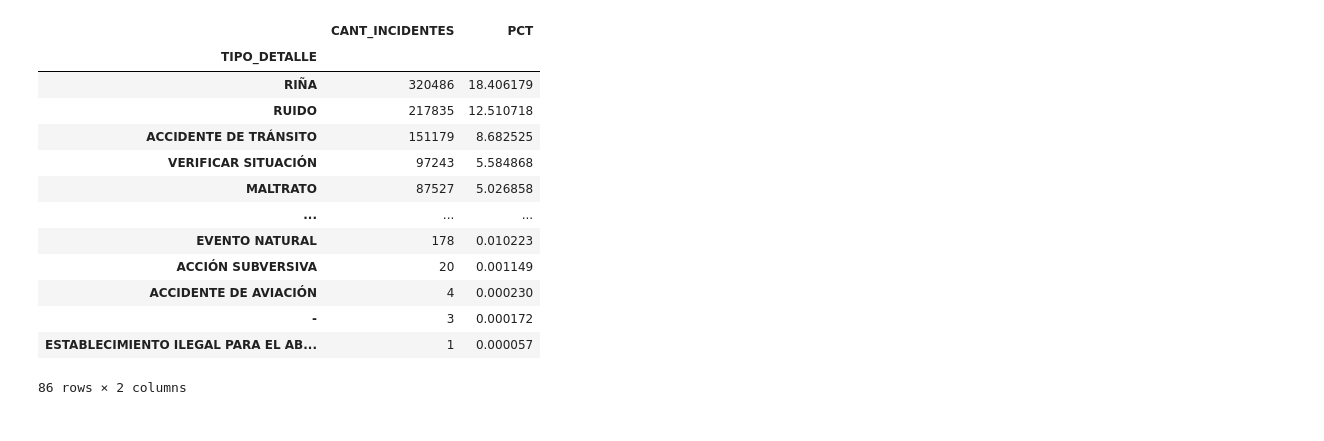
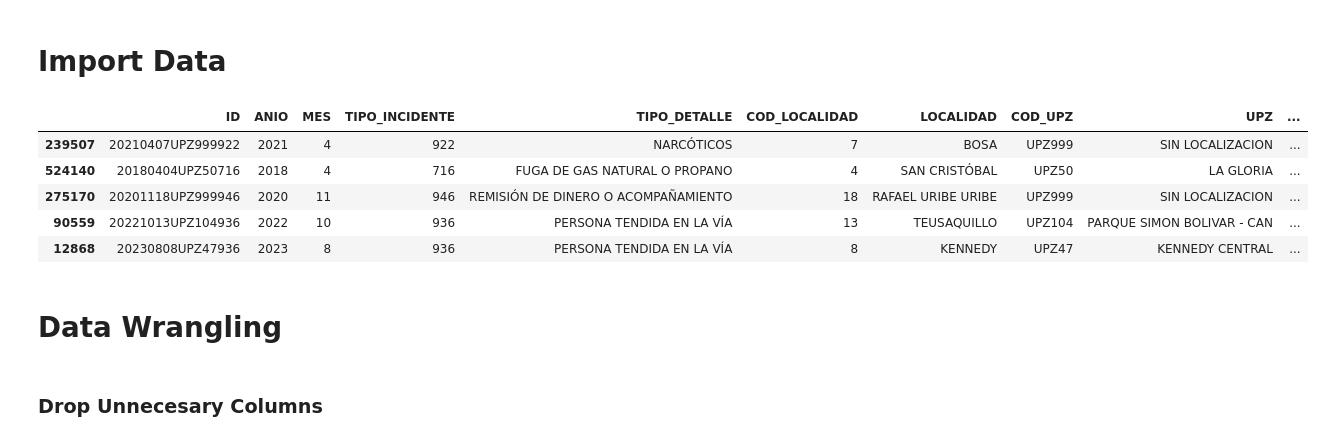
Before and after one commit to crigsilcart/emergency-line-bta, a Jupyter notebook: notebooks/EDA.ipynb, the cells around one changed output. Saved outputs shown, nothing was run; the diff lists cells and outputs as text; code cells hidden in the pictures.

```diff
--- a/notebooks/EDA.ipynb
+++ b/notebooks/EDA.ipynb
@@ -1,24 +1,18 @@
 # %%
 import pandas as pd
-# %%
-df = pd.read_csv("../data/llamadas_emargencia.csv", sep=";", encoding='latin-1')
-df = df[df["ANIO"]==2023]
-df_g = df.groupby(["TIPO_DETALLE"])[["CANT_INCIDENTES"]].sum()
-df_g["PCT"] = 100 * df_g["CANT_INCIDENTES"]/df_g["CANT_INCIDENTES"].sum()
-df_g = df_g.sort_values(by="CANT_INCIDENTES", ascending=False)
-df_g
-# %% [output]
-|  | CANT_INCIDENTES | PCT |
-| TIPO_DETALLE |  |  |
-| RIÑA | 320486 | 18.406179 |
-| RUIDO | 217835 | 12.510718 |
-| ACCIDENTE DE TRÁNSITO | 151179 | 8.682525 |
-| VERIFICAR SITUACIÓN | 97243 | 5.584868 |
-| MALTRATO | 87527 | 5.026858 |
-| ... | ... | ... |
-| EVENTO NATURAL | 178 | 0.010223 |
-| ACCIÓN SUBVERSIVA | 20 | 0.001149 |
-| ACCIDENTE DE AVIACIÓN | 4 | 0.000230 |
-| - | 3 | 0.000172 |
-| ESTABLECIMIENTO ILEGAL PARA EL AB... | 1 | 0.000057 |
-86 rows × 2 columns
+# %% [markdown]
+# Import Data
+# %%
+df = pd.read_csv("../data/llamadas_emargencia.csv", sep=";", encoding='latin-1')
+df.sample(5)
+# %% [output]
+|  | ID | ANIO | MES | TIPO_INCIDENTE | TIPO_DETALLE | COD_LOCALIDAD | LOCALIDAD | COD_UPZ | UPZ | ... |
+| 239507 | 20210407UPZ999922 | 2021 | 4 | 922 | NARCÓTICOS | 7 | BOSA | UPZ999 | SIN LOCALIZACION | ... |
+| 524140 | 20180404UPZ50716 | 2018 | 4 | 716 | FUGA DE GAS NATURAL O PROPANO | 4 | SAN CRISTÓBAL | UPZ50 | LA GLORIA | ... |
+| 275170 | 20201118UPZ999946 | 2020 | 11 | 946 | REMISIÓN DE DINERO O ACOMPAÑAMIENTO | 18 | RAFAEL URIBE URIBE | UPZ999 | SIN LOCALIZACION | ... |
+| 90559 | 20221013UPZ104936 | 2022 | 10 | 936 | PERSONA TENDIDA EN LA VÍA | 13 | TEUSAQUILLO | UPZ104 | PARQUE SIMON BOLIVAR - CAN | ... |
+| 12868 | 20230808UPZ47936 | 2023 | 8 | 936 | PERSONA TENDIDA EN LA VÍA | 8 | KENNEDY | UPZ47 | KENNEDY CENTRAL | ... |
+# %% [markdown]
+# Data Wrangling
+# %% [markdown]
+### Drop Unnecesary Columns
```
Also changed, not shown: parts of 28 cells of this notebook, 4 other files.
